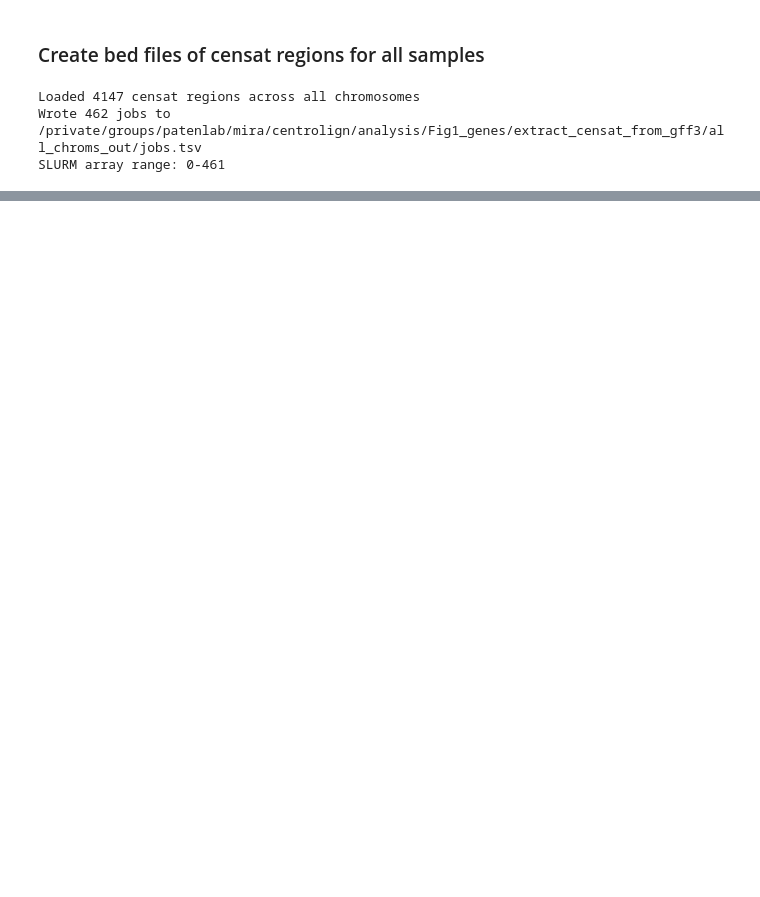
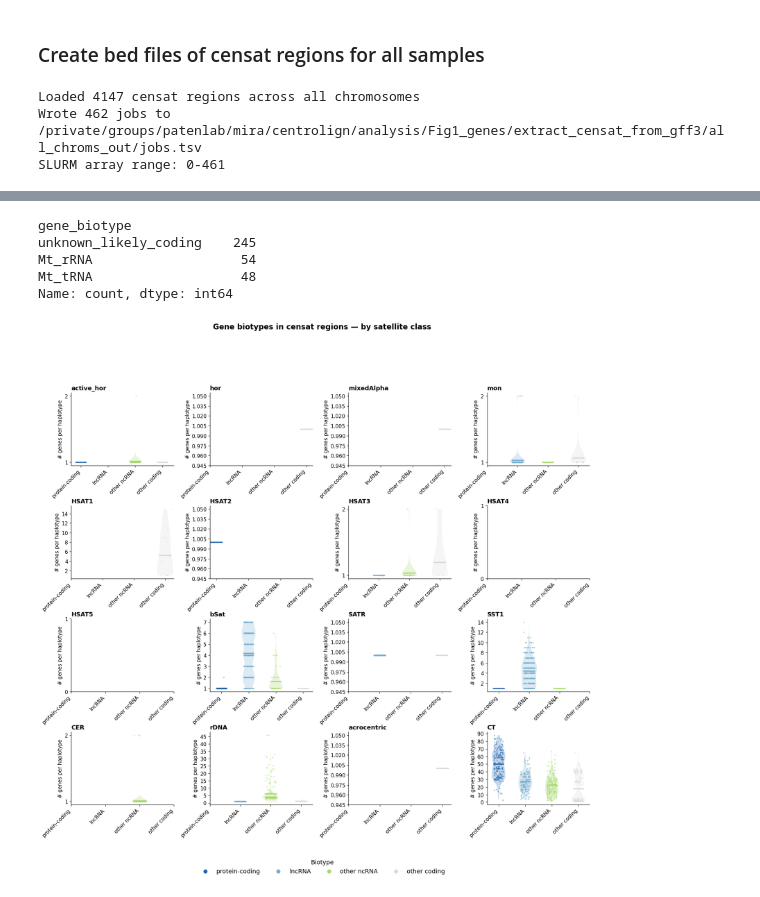
Before and after one commit to miramastoras/centrolign_analysis, a Jupyter notebook: analysis_notes/release2_QC_v2/notebooks/Fig1_gene_analysis.ipynb, the cells around one changed output, grey strips where cells are left out. Drawn from its saved outputs; the diff is of its cells as text; code cells hidden in the pictures; blank space fills up the shorter version.

```diff
--- a/analysis_notes/release2_QC_v2/notebooks/Fig1_gene_analysis.ipynb
+++ b/analysis_notes/release2_QC_v2/notebooks/Fig1_gene_analysis.ipynb
@@ -98,0 +874,70 @@ SLURM array range: 0-461
+# %%
+df[df["gene_biotype"].apply(classify_biotype_5) == "other"]["gene_biotype"].value_counts()
+# %% [output]
+gene_biotype
+unknown_likely_coding    245
+Mt_rRNA                   54
+Mt_tRNA                   48
+Name: count, dtype: int64
+# %%
+np.random.seed(42)
+
+valid_cats    = [c for c in SAT_ORDER if c in per_hap_sat_filt["censat_category"].unique()]
+valid_biotype = [b for b in BIOTYPE_ORDER if b in per_hap_sat_filt["biotype_class"].unique()]
+
+ncols = 4
+nrows = (len(valid_cats) + ncols - 1) // ncols
+width = 0.6
+x_idx = {b: i for i, b in enumerate(valid_biotype)}
+
+fig, axes = plt.subplots(nrows, ncols, figsize=(ncols * 5, nrows * 4),
+                         gridspec_kw={"hspace": 0.55, "wspace": 0.35})
+axes = axes.flatten()
+
+for ax_i, cat in enumerate(valid_cats):
+    ax      = axes[ax_i]
+    sub_cat = per_hap_sat_filt[per_hap_sat_filt["censat_category"] == cat]
+
+    for biotype in valid_biotype:
+        sub   = sub_cat[sub_cat["biotype_class"] == biotype]
+        vals  = sub["count"].values
+        color = BIOTYPE_COLORS[biotype]
+        xi    = x_idx[biotype]
+
+        if len(vals) == 0:
+            continue
+
+        if len(vals) >= 3:
+            parts = ax.violinplot(vals, positions=[xi], widths=width * 0.85,
+                                  showextrema=False, showmedians=False)
+            for pc in parts["bodies"]:
+                pc.set_facecolor(color)
+                pc.set_alpha(0.25)
+                pc.set_edgecolor("none")
+
+        jitter = np.random.uniform(-width * 0.3, width * 0.3, size=len(vals))
+        ax.scatter(np.full(len(vals), xi) + jitter, vals,
+                   color=color, alpha=0.5, s=8, linewidths=0, zorder=3)
+        ax.plot([xi - width * 0.3, xi + width * 0.3],
+                [vals.mean(), vals.mean()],
+                color=color, lw=2.5, zorder=4)
+
+    ax.set_xticks(range(len(valid_biotype)))
+    ax.set_xticklabels(valid_biotype, rotation=45, ha="right", fontsize=11)
+    ax.set_title(cat, fontsize=13, fontweight="bold", pad=6, loc="left")
+    ax.set_ylabel("# genes per haplotype", fontsize=11)
+    ax.yaxis.set_major_locator(ticker.MaxNLocator(integer=True))
+    ax.spines[["top", "right"]].set_visible(False)
+    ax.tick_params(axis="y", labelsize=11)
+
+for ax_i in range(len(valid_cats), len(axes)):
+    axes[ax_i].set_visible(False)
+
+handles = [plt.scatter([], [], color=BIOTYPE_COLORS[b], s=60, label=b) for b in BIOTYPE_ORDER]
+fig.legend(handles=handles, title="Biotype", loc="lower center", ncol=5,
+           fontsize=13, title_fontsize=13, frameon=False, bbox_to_anchor=(0.5, -0.03))
+fig.suptitle("Gene biotypes in censat regions — by satellite class",
+             fontsize=16, fontweight="bold", y=1.01)
+plt.show()
+# %% [output]
+[figure, added]
```
Also changed, not shown: parts of 46 cells of this notebook, 21 other files.
